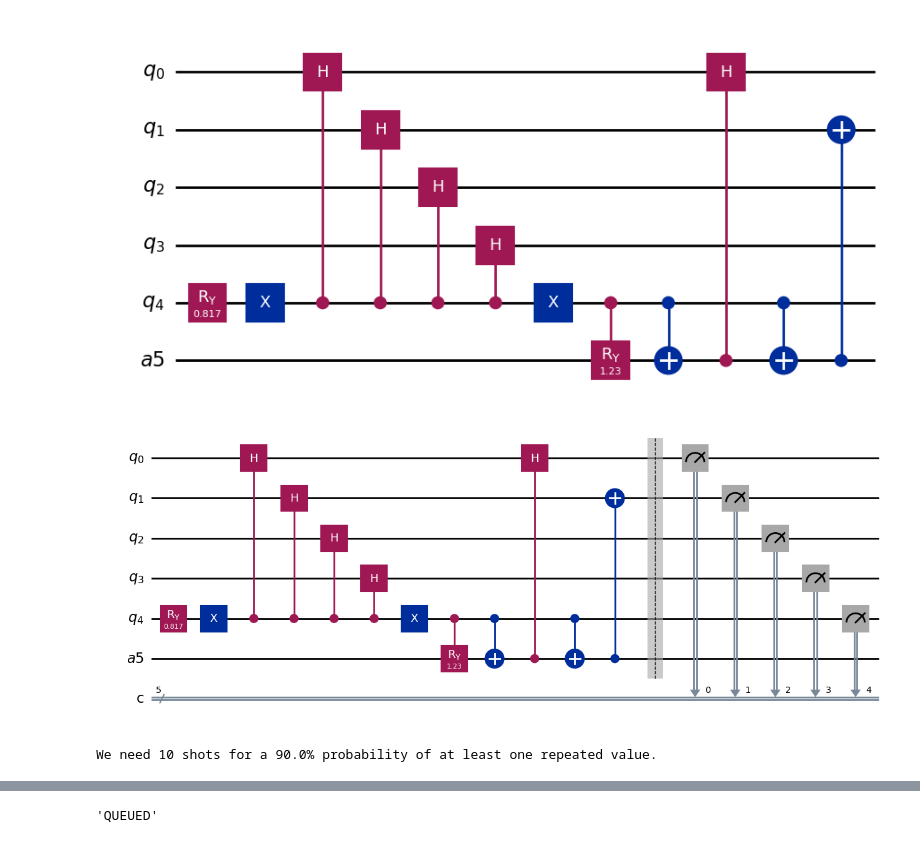
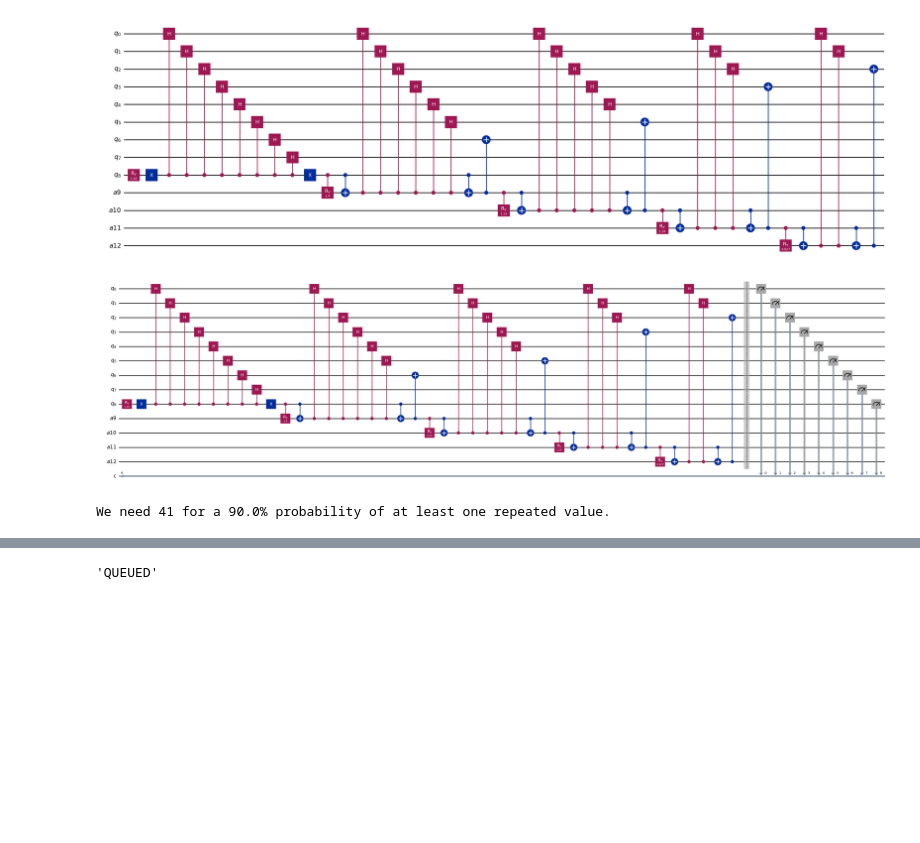
Before and after one commit to gnietof/Quantum, a Jupyter notebook: labs/divN.ipynb, the cells around one changed output, grey strips where cells are left out. Saved outputs shown, nothing was run; the diff lists cells and outputs as text; code cells hidden in the pictures; blank space fills up the shorter version.

```diff
--- a/labs/divN.ipynb
+++ b/labs/divN.ipynb
@@ -14,73 +14,72 @@ class Divider:
 
     def loop(self,n1,i):
         b1 = self.__bits_n-i
-        n2 = 2**b1
+        n2 = self.__n & 2**b1
 
-        a = 2*np.arcsin(np.sqrt((n1-n2)/n1))
-        # print(f'Ry{i+1}: {a}')
+        if n2>0:
+            a = 2*np.arcsin(np.sqrt((n1-n2)/n1))
+            # print(f'Ry{i+1}: {a}')
 
-        if i>0:
-            # ar = AncillaRegister(1,f'a{self.__active}')
-            ar = QuantumRegister(1,f'a{self.__active}')
-            self.__qc.add_register(ar)
+            if i>0:
+                # ar = AncillaRegister(1,f'a{self.__active}')
+                ar = QuantumRegister(1,f'a{self.__active}')
+                self.__qc.add_register(ar)
 
-        if i==0:
             if (a>0):
-                self.__qc.ry(a, self.__active)
-        else:
-            if (a>0):
-                self.__qc.cry(a, self.__active-1, self.__active)
+                if i==0:
+                    self.__qc.ry(a, self.__active)
+                else:
+                    self.__qc.cry(a, self.__active-1, self.__active)
 
-        if i==0:
-            self.__qc.x(self.__active)
-        else:
-            self.__qc.cx(self.__active-1, self.__active)
+            if i==0:
+                self.__qc.x(self.__active)
+            else:
+                self.__qc.cx(self.__active-1, self.__active)
 
-        for h in range(0,b1):
-            self.__qc.ch(self.__active, h)
+            for h in range(0,b1):
+                self.__qc.ch(self.__active, h)
 
-        if i==0:
-            self.__qc.x(self.__active)
-        else:
-            self.__qc.cx(self.__active-1, self.__active)
+            if i==0:
+                self.__qc.x(self.__active)
+            else:
+                self.__qc.cx(self.__active-1, self.__active)
 
-        if i>0:
-            self.__qc.cx(self.__active,b1)
+            if i>0:
+                self.__qc.cx(self.__active,b1)
 
-        # self.__qc.barrier() # Barrier to better display each of the iterations
-        self.__active +=1
+            # self.__qc.barrier() # Barrier to better display each of the iterations
+            self.__active +=1
+        return n2
 
     def create(self):
         n1 = self.__n
         for i in range(0,self.__bits_n):
-            if self.__n & 2**(self.__bits_n-i)>0:
-                self.loop(n1,i)
-                n1 = int(n1-np.power(2,self.__bits_n-i))
+            n2 = self.loop(n1,i)
+            n1 = n1-n2
 
     def measure(self):
         cr = ClassicalRegister(self.__bits_n+1,'c')
         self.__qc.barrier()
         self.__qc.add_register(cr)
         self.__qc.measure(range(self.__bits_n+1),range(self.__bits_n+1))
-        # self.__qc.measure_all()
 
     def get_circuit(self):
         return self.__qc
 
-options = 19
+options = 365
 div = Divider(options)
 div.create()
 
 qc = div.get_circuit()
 qc.draw('mpl',fold=False)
 # %% [output]
-[figure, old version]
+[figure, new version]
 # %%
 div.measure()
 qc = div.get_circuit()
-qc.draw('mpl')
+qc.draw('mpl',fold=False)
 # %% [output]
-[figure, old version]
+[figure, new version]
 # %%
 import numpy as np
 
@@ -97,9 +96,9 @@ def calculate(p,o):
 prob = 0.9
 shots = calculate(prob,options)
 
-print(f'We need {shots} shots for a {100*prob}% probability of at least one repeated value.')
+print(f'We need {shots} for a {100*prob}% probability of at least one repeated value.')
 # %% [output]
-We need 10 shots for a 90.0% probability of at least one repeated value.
+We need 41 for a 90.0% probability of at least one repeated value.
 # %%
 from qiskit_aer import AerSimulator
 from qiskit.visualization import plot_histogram
```
Also changed, not shown: parts of 4 cells of this notebook.
